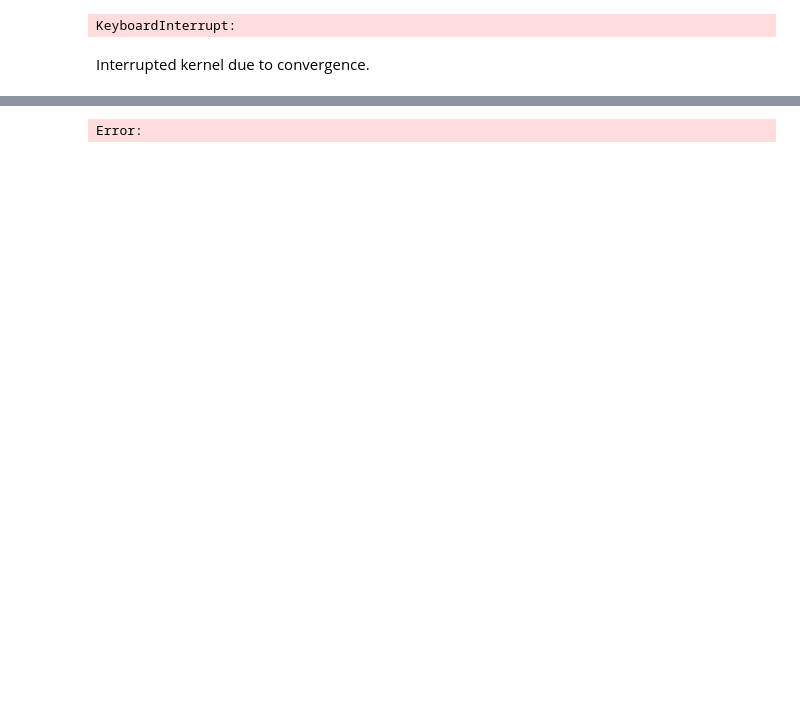
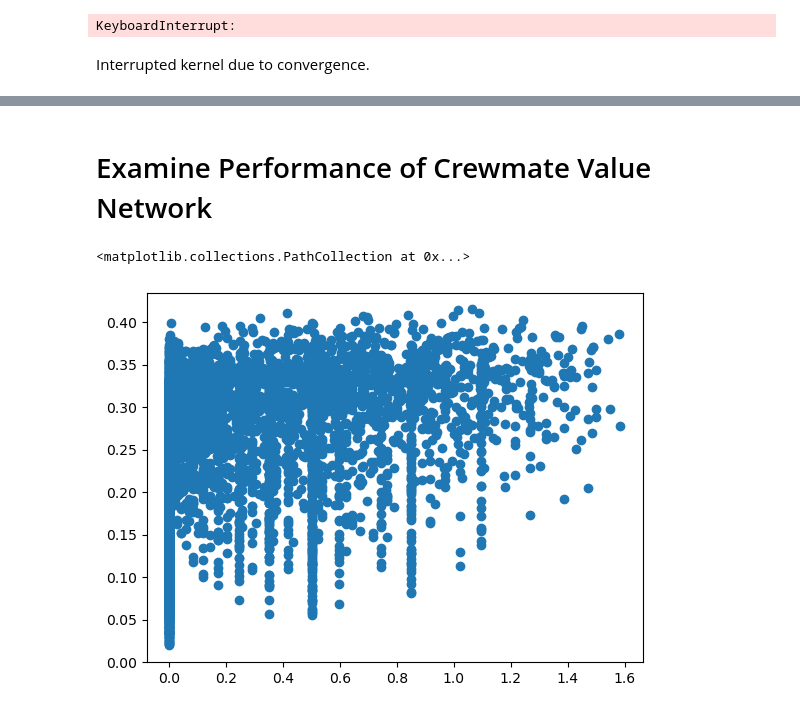
Before and after one commit to pimpale/omegasus, a Jupyter notebook: amogus-rl/amogus-rl.ipynb, the cells around one changed output, grey strips where cells are left out. Cells and saved outputs as stored; diff of their text form; code cells hidden in the pictures; blank space fills up the shorter version.

```diff
--- a/amogus-rl/amogus-rl.ipynb
+++ b/amogus-rl/amogus-rl.ipynb
@@ -447,43 +392,0 @@ Error:
-# %%
-SAMPLES = 50
-
-nn_crewmate_vs_random_impostor = []
-random_crewmate_vs_random_impostor = []
-greedy_crewmate_vs_random_impostor = []
-
-# run a couple simulations to find how well the learned policy does against a random impostor
-for _ in range(SAMPLES):
-    r_t = play_benchmark(nn_player, False, [player.RandomPlayer()]*3)
-    nn_crewmate_vs_random_impostor.append(np.sum(r_t))
-
-# run a couple simulations to find how well the random policy does against a random impostor
-for _ in range(SAMPLES):
-    r_t = play_benchmark(player.RandomPlayer(), False, [player.RandomPlayer()]*3)
-    random_crewmate_vs_random_impostor.append(np.sum(r_t))
-
-# run a couple simulations to find how well the greedy policy does against a random impostor
-for _ in range(SAMPLES):
-    r_t = play_benchmark(player.GreedyPlayer(), False, [player.RandomPlayer()]*3)
-    greedy_crewmate_vs_random_impostor.append(np.sum(r_t))
-
-
-nn_impostor_vs_random_crewmate = []
-random_impostor_vs_random_crewmate = []
-greedy_impostor_vs_random_crewmate = []
-
-# run a couple simulations to find how well the learned policy does against a random crewmate
-for _ in range(SAMPLES):
-    r_t = play_benchmark(nn_player, True, [player.RandomPlayer()]*3)
-    nn_impostor_vs_random_crewmate.append(np.sum(r_t))
-
-# run a couple simulations to find how well the random policy does against a random crewmate
-for _ in range(SAMPLES):
-    r_t = play_benchmark(player.RandomPlayer(), True, [player.RandomPlayer()]*3)
-    random_impostor_vs_random_crewmate.append(np.sum(r_t))
-
-# run a couple simulations to find how well the greedy policy does against a random crewmate
-for _ in range(SAMPLES):
-    r_t = play_benchmark(player.GreedyPlayer(), True, [player.RandomPlayer()]*3)
-    greedy_impostor_vs_random_crewmate.append(np.sum(r_t))
-# %% [output]
-Error:
@@ -503,0 +393,37 @@ print("nn_policy_vs_engineered_policy (impostor):" , np.mean(nn_impostor_vs_rand
+# %% [markdown]
+# Examine Performance of Crewmate Value Network
+# %%
+import matplotlib.pyplot as plt
+
+others = []
+s = []
+a = []
+r = []
+d = []
+true_v = []
+pred_v = []
+
+rt = []
+
+for _ in range(3):
+    others.append(player.RandomPlayer())
+for _ in range(200):
+    # play the game
+    s_t, a_t, r_t, d_t, v_t, _ = play(nn_player, False, others)
+    s += s_t
+    a += a_t
+    r += r_t
+    d += d_t
+    true_v += v_t
+
+    obsx, obst = network.obs_batch_to_tensor(s_t, device)
+    pred_v_t = nn_player.crewmate_critic.forward(obsx, obst).detach().cpu().numpy()
+    pred_v += list(pred_v_t)
+
+    rt += [np.sum(r_t)]
+# %%
+# plot the rewards
+plt.scatter(true_v, pred_v)
+# %% [output]
+<matplotlib.collections.PathCollection at 0x...>
+[figure, added]
```
Also changed, not shown: parts of 10 cells of this notebook, 6 other files.
